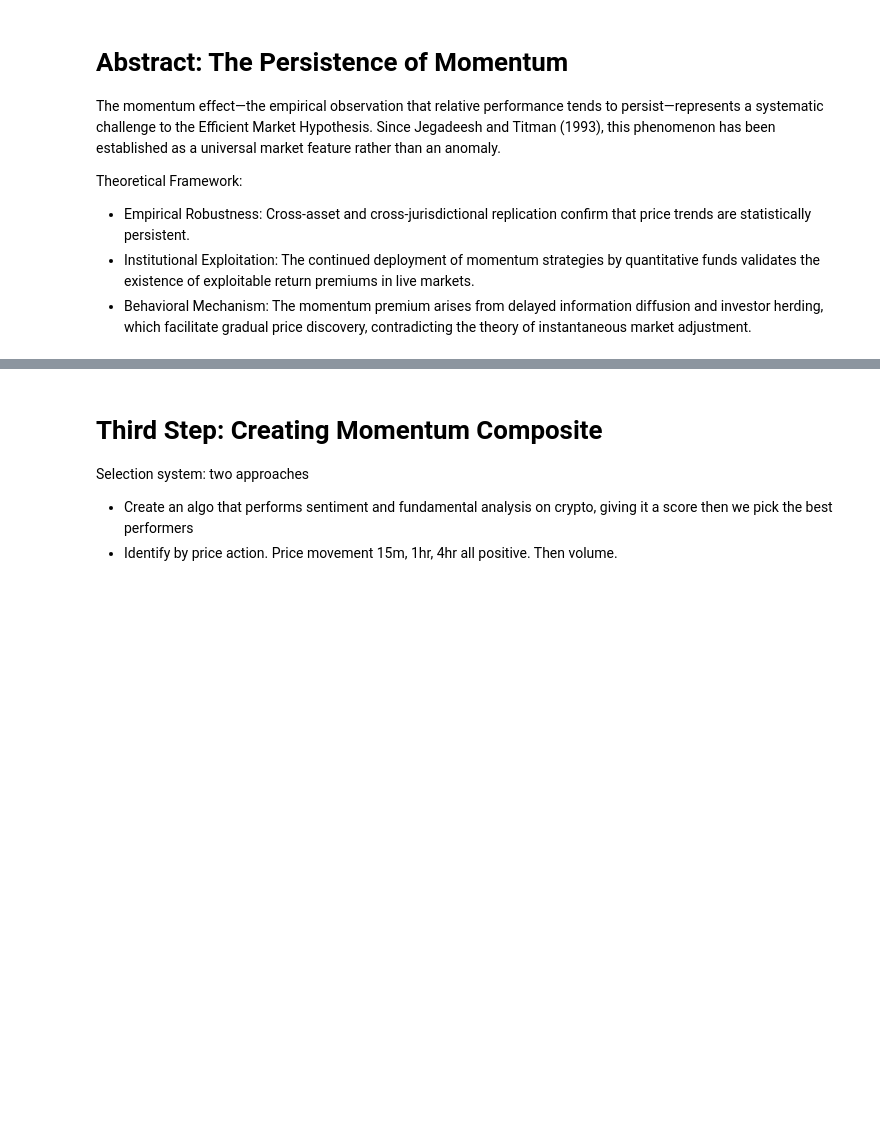
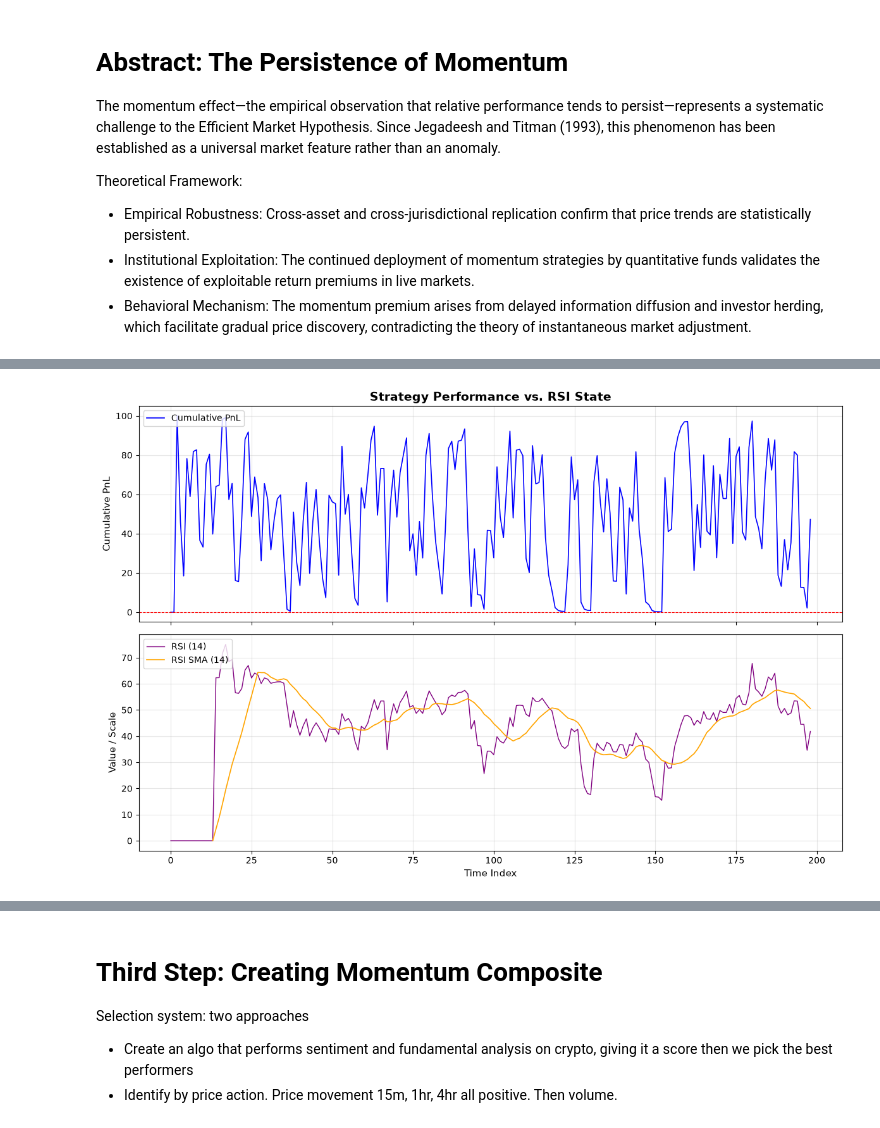
Before and after one commit to hmzk1422/OSADP-Infrastructure, a Jupyter notebook: research/approach_1.ipynb, the cells around one changed output, grey strips where cells are left out. Drawn from its saved outputs; the diff is of its cells as text; code cells hidden in the pictures; blank space fills up the shorter version.

```diff
--- a/research/approach_1.ipynb
+++ b/research/approach_1.ipynb
@@ -18,6 +18,9 @@ sys.path.append(os.path.abspath(os.path.join(os.getcwd(), '..')))
 from utils.bybit import BybitConnector
 from utils.engine import *
 from utils.indicators import *
+
+client = BybitConnector(api_key="abc", api_secret="abc", testnet=False)
+price = client.get_ohlcv("BTCUSDT", "1", 200)
 # %% [markdown]
 # First Step: Proving Market Observation
 RSI snapback speed has a strong correlation with MA acceleration.
@@ -28,7 +33,4 @@ RSI snapback speed has a strong correlation with MA acceleration.
 # %%
-client = BybitConnector(api_key="abc", api_secret="abc", testnet=False)
-price = client.get_ohlcv("ETHUSDT", "1")
-
 atr = calculate_atr(price['high'], price['low'], price['close'], 7)
 ma, ma_slope, ma_acceleration, rsi = get_market_kinematics(price['close'], atr)
 
@@ -57,0 +65,18 @@ Short_Slope_UP_Force_POS    2.177419     62  1.194581
+# %%
+price_clean = np.asanyarray(price['close'], dtype=float)
+rsi_2 = get_wilders_rsi(np.diff(price_clean), 2)
+rsi_14 = get_wilders_rsi(np.diff(price_clean), 14)
+rsi_14_sma = sma(rsi_14, 14)
+
+# Call it with your variables, explicitly passing labels so the chart is clear
+plot_two(
+    primary_data=rsi_2,
+    secondary_data_1=rsi_14,
+    secondary_data_2=rsi_14_sma,
+    primary_label="Cumulative PnL",
+    secondary_label_1="RSI (14)",
+    secondary_label_2="RSI SMA (14)",
+    title="Strategy Performance vs. RSI State"
+)
+# %% [output]
+[figure, added]
```
Also changed, not shown: parts of 5 cells of this notebook, 4 other files.
